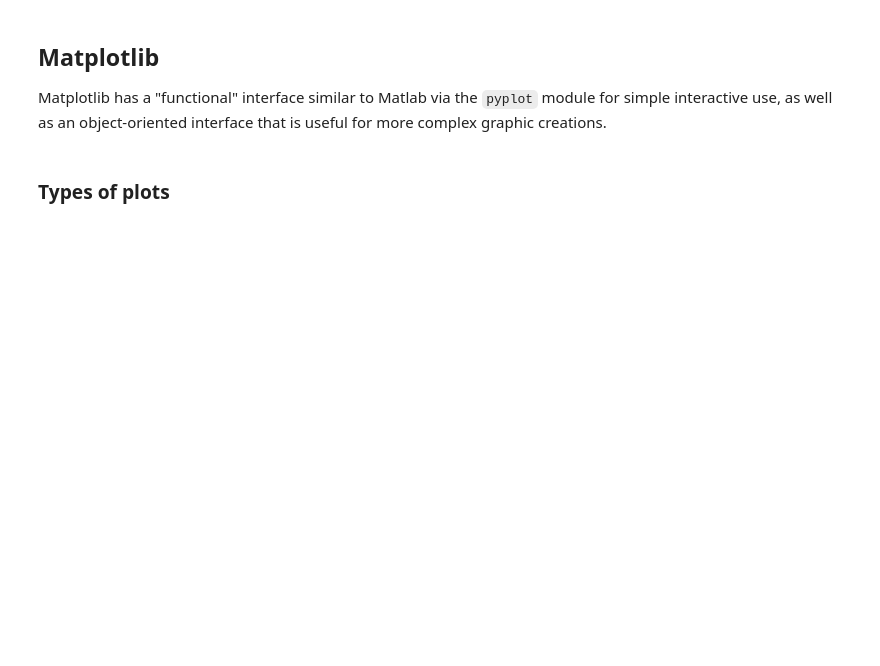
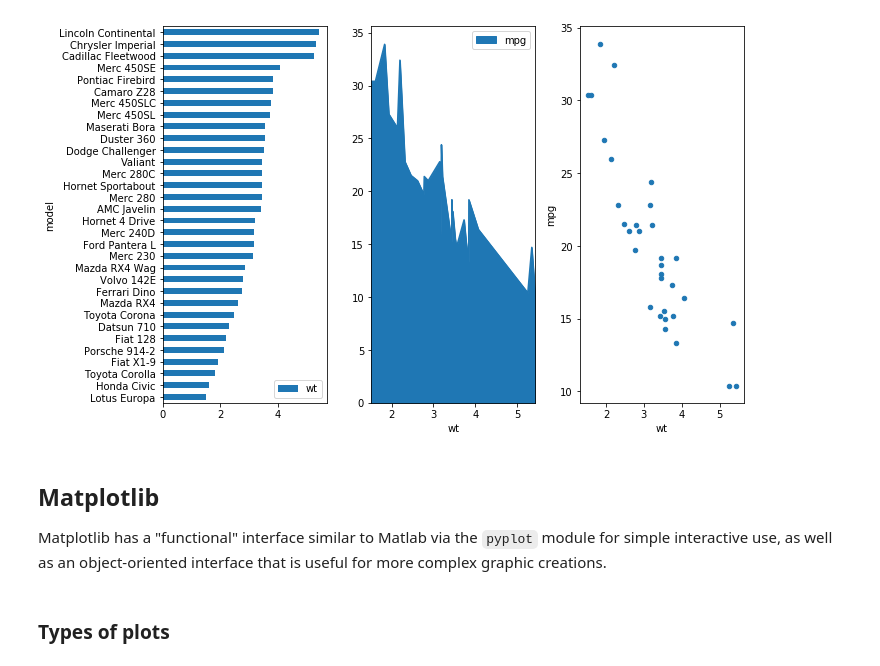
Before and after one commit to cliburn/sta-663-2020, a Jupyter notebook: notebooks/S05_Graphics_Annotated.ipynb, the cells around one changed output. Drawn from its saved outputs; the diff is of its cells as text; code cells hidden in the pictures; blank space fills up the shorter version.

Commit message:
Update graphcis notebook

```diff
--- a/notebooks/S05_Graphics_Annotated.ipynb
+++ b/notebooks/S05_Graphics_Annotated.ipynb
@@ -28,0 +38,3 @@ warnings.filterwarnings("ignore")
+# %%
+url = 'https://gist.githubusercontent.com/seankross/a412dfbd88b3db70b74b/raw/5f23f993cd87c283ce766e7ac6b329ee7cc2e1d1/mtcars.csv'
+df = pd.read_csv(url)
@@ -29,3 +50,12 @@ warnings.filterwarnings("ignore")
+# %%
+fig, axes = plt.subplots(1,3,figsize=(10, 6))
+df.sort_values('wt').plot('model', 'wt', kind='barh', ax=axes[0])
+df.sort_values('wt').plot('wt', 'mpg', kind='scatter', ax=axes[2])
+df.sort_values('wt').plot('wt', 'mpg', kind='area', ax=axes[1])
+plt.tight_layout()
+pass
+# %% [output]
+[figure, added]
 # %% [markdown]
 ## Matplotlib
 
```
Also changed, not shown: parts of 39 cells of this notebook.
